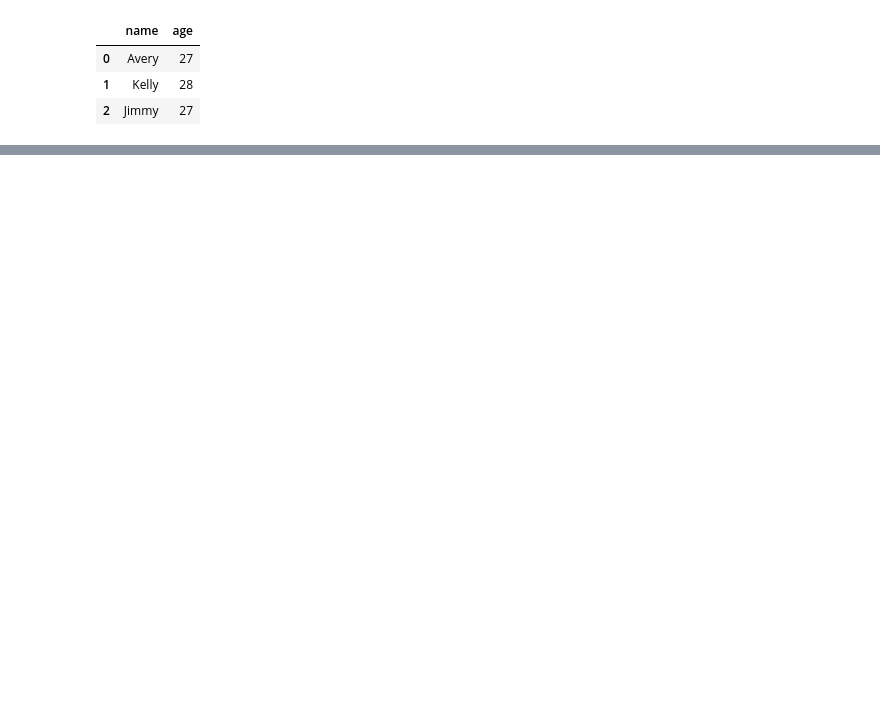
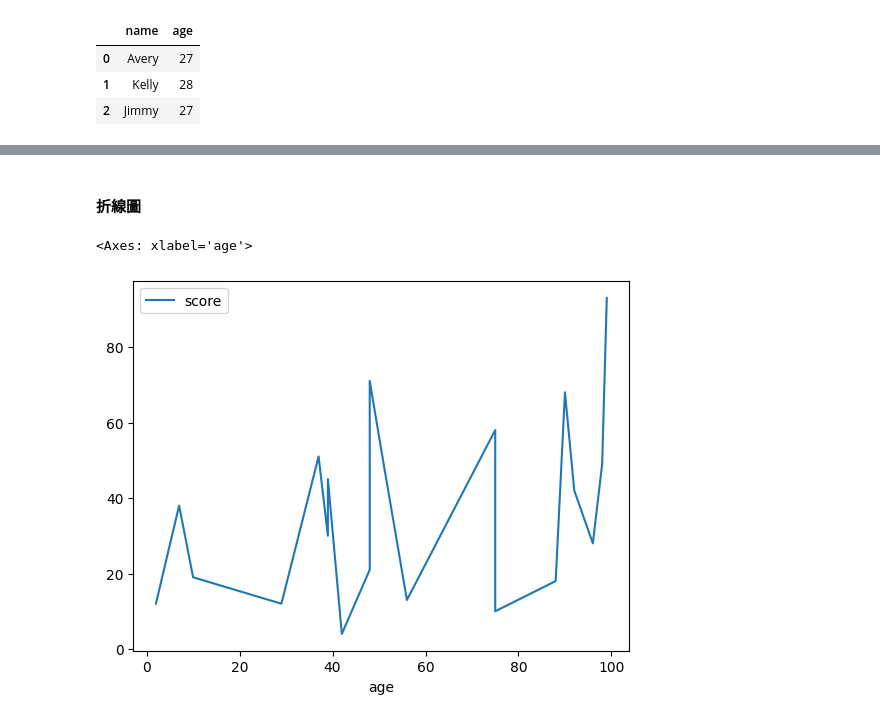
Before and after one commit to Avery320/learning_python, a Jupyter notebook: pandas/1_intro.ipynb, the cells around one changed output, grey strips where cells are left out. Cells and saved outputs as stored; diff of their text form; code cells hidden in the pictures; blank space fills up the shorter version.

```diff
--- a/pandas/1_intro.ipynb
+++ b/pandas/1_intro.ipynb
@@ -16,11 +18,11 @@ panda_df
 | 1 | Kelly | 28 |
 | 2 | Jimmy | 27 |
 # %%
-np.random.randint(100, size=(50))
+df = pd.DataFrame(columns=['age', 'score'])
+df['score'] = np.random.randint(100, size=(20)) #0-99的隨機數
+df['age'] = np.random.randint(100, size=(20)) #0-24的隨機整數
 
-df = pd.DataFrame(columns=['age', 'score'])
-df['score'] = np.random.randint(100, size=(10)) #0-99的隨機數
-df['age'] = np.random.randint(25, size=(10)) #0-24的隨機整數
-
-df.plot(kind='scatter', x='age', y='score')
+df
+sorted_df = df.sort_values(by='age') #依照age排序
+sorted_df
 # %% [output]
@@ -43,0 +53,7 @@ sorted_df
+# %% [markdown]
+#### 折線圖
+# %%
+sorted_df.plot(x = 'age', y = 'score') #畫折線圖
+# %% [output]
+<Axes: xlabel='age'>
+[figure, added]
```
Also changed, not shown: parts of 15 cells of this notebook, 2 other files.
